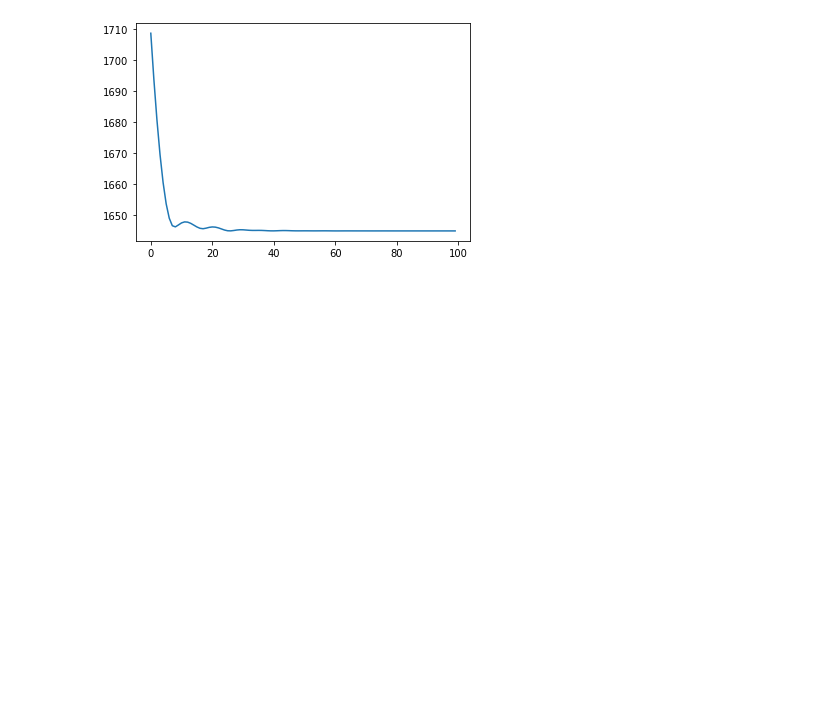
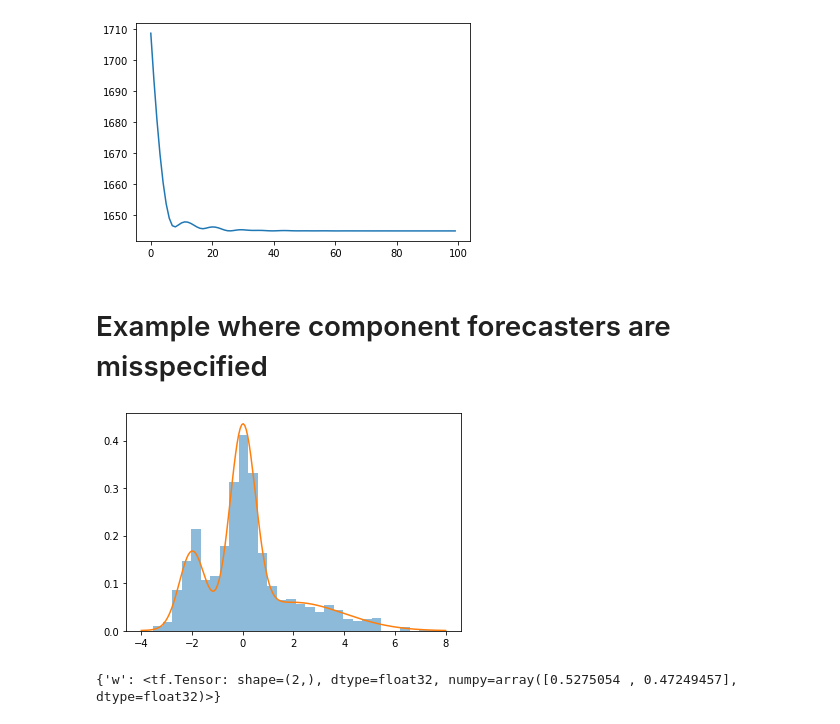
Before and after one commit to reichlab/rclp, a Jupyter notebook: demo.ipynb, the cells around one changed output. Saved outputs shown, nothing was run; the diff lists cells and outputs as text; code cells hidden in the pictures; blank space fills up the shorter version.

```diff
--- a/demo.ipynb
+++ b/demo.ipynb
@@ -69,3 +69,55 @@ plt.plot(lp.loss_trace)
 # %% [output]
 [<matplotlib.lines.Line2D at 0x...>]
 [figure]
+# %% [markdown]
+# Example where component forecasters are misspecified
+# %%
+# simulate data from a mixture of normal distributions
+# mixture parameters
+w = [0.2, 0.5, 0.3]
+mu = np.array([-2.0, 0.0, 2.0])
+sigma = np.array([0.5, 0.5, 2.0])
+
+# sample size
+n = 1000
+
+# init rng
+rng = default_rng(42)
+
+# mixture component indicator; there is probably a better way?
+z = np.argmax(rng.multinomial(n=1, pvals=w, size=n), axis=1)
+
+# sampled values of outcome variable
+y = rng.standard_normal(n) * sigma[z] + mu[z]
+
+# make a plot with histogram of sampled values and exact density of the mixture
+y_grid = np.linspace(start=-4.0, stop=8.0, num=201)
+f = w[0] * norm.pdf(y_grid, loc=mu[0], scale=sigma[0]) + \
+    w[1] * norm.pdf(y_grid, loc=mu[1], scale=sigma[1]) + \
+    w[2] * norm.pdf(y_grid, loc=mu[2], scale=sigma[2])
+plt.hist(y, bins=30, density=True, histtype='stepfilled', alpha=0.5)
+plt.plot(y_grid, f)
+plt.show()
+# %% [output]
+[figure, added]
+# %%
+# fit a weighted linear pool,
+# assuming the component distributions are known but misspecified
+
+# component parameters
+component_mu = np.array([-1.0, 1.0])
+component_sigma = np.array([1.0, 1.0])
+
+# calculate the log pdf and cdf values of each y from the component distributions
+# arranged in arrays of shape (1000, 2)
+log_f = np.stack([norm.logpdf(y, loc=component_mu[i], scale=component_sigma[i]) for i in range(2)], axis=1)
+log_F = np.stack([norm.logcdf(y, loc=component_mu[i], scale=component_sigma[i]) for i in range(2)], axis=1)
+
+# define a linear pool object for 2 component models and fit it
+lp = LinearPool(M=2)
+lp.fit(log_f = log_f, log_F = log_F, optim_method="adam", num_iter=100, learning_rate=0.1)
+
+# estimated ensemble parameters
+lp.unpack_params(lp.get_param_estimates_vec())
+# %% [output]
+{'w': <tf.Tensor: shape=(2,), dtype=float32, numpy=array([0.5275054 , 0.47249457], dtype=float32)>}
```
Also changed, not shown: parts of 6 cells of this notebook, 1 other file.
